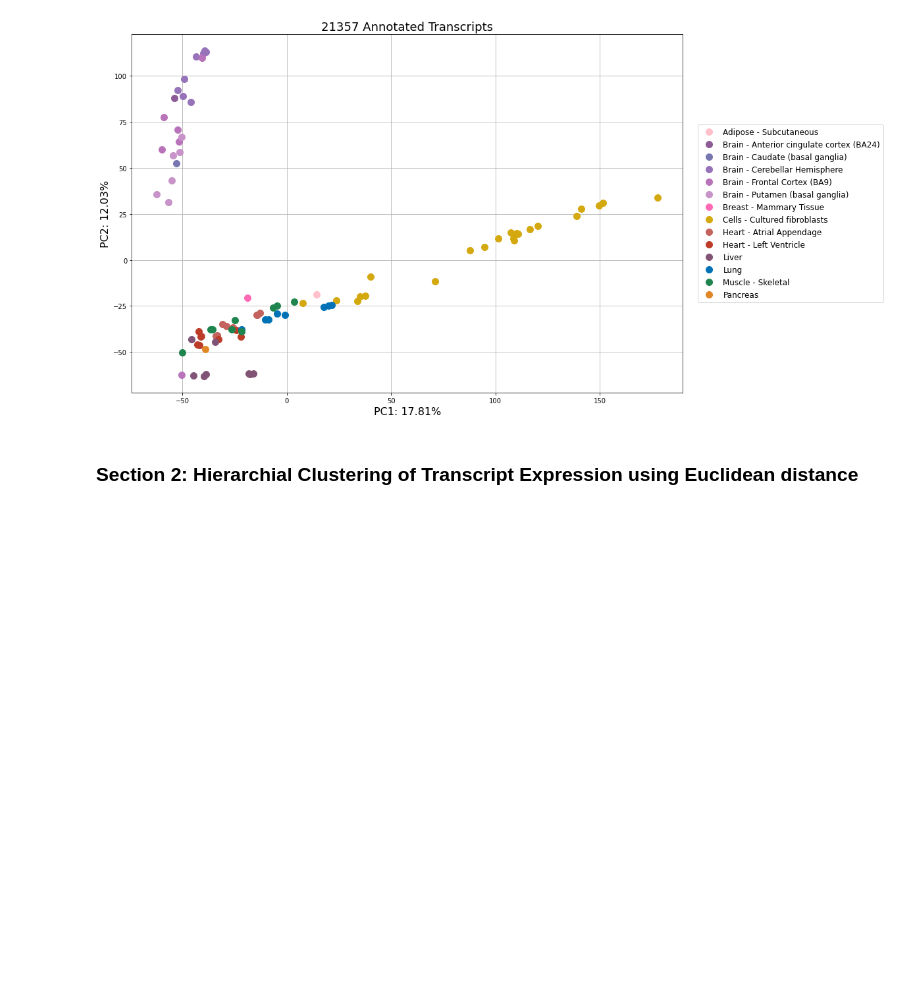
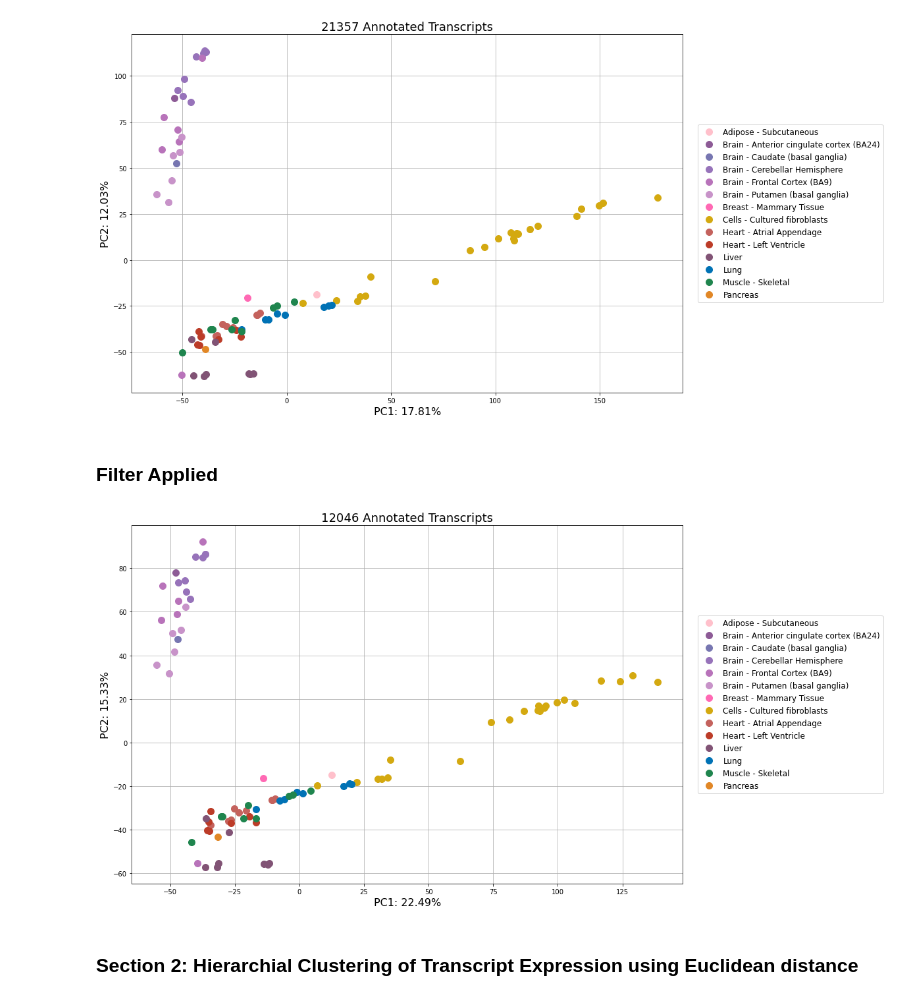
Before and after one commit to MingyiXia9717/gtex_v9_data_analysis, a Jupyter notebook: FLAIR/flair_gtex_database_results_analysis_part3.ipynb, the cells around one changed output. Saved outputs shown, nothing was run; the diff lists cells and outputs as text; code cells hidden in the pictures; blank space fills up the shorter version.

```diff
--- a/FLAIR/flair_gtex_database_results_analysis_part3.ipynb
+++ b/FLAIR/flair_gtex_database_results_analysis_part3.ipynb
@@ -98,0 +147,4 @@ Number of Annotated Transcripts:  21357
+# %%
+annotated_transcript_express_tissue_clean_filtered.drop(columns=annotated_transcript_express_tissue_clean_filtered.columns[0],
+                                       axis=1, inplace=True)
+num_annotated_filtered_transcripts = annotated_transcript_express_tissue_clean_filtered.shape[1]-2
@@ -169,6 +244,13 @@ visualize_PCA(annotated_transcript_express_tissue_clean,
               str(num_annotated_transcripts)+' Annotated Transcripts')
 # %% [output]
 [figure]
+# %% [markdown]
+### Filter Applied
+# %%
+visualize_PCA(annotated_transcript_express_tissue_clean_filtered,
+              str(num_annotated_filtered_transcripts)+' Annotated Transcripts')
+# %% [output]
+[figure, added]
 # %% [markdown]
 ### Section 2: Hierarchial Clustering of Transcript Expression using Euclidean distance
 # %%
```
Also changed, not shown: parts of 25 cells of this notebook.
